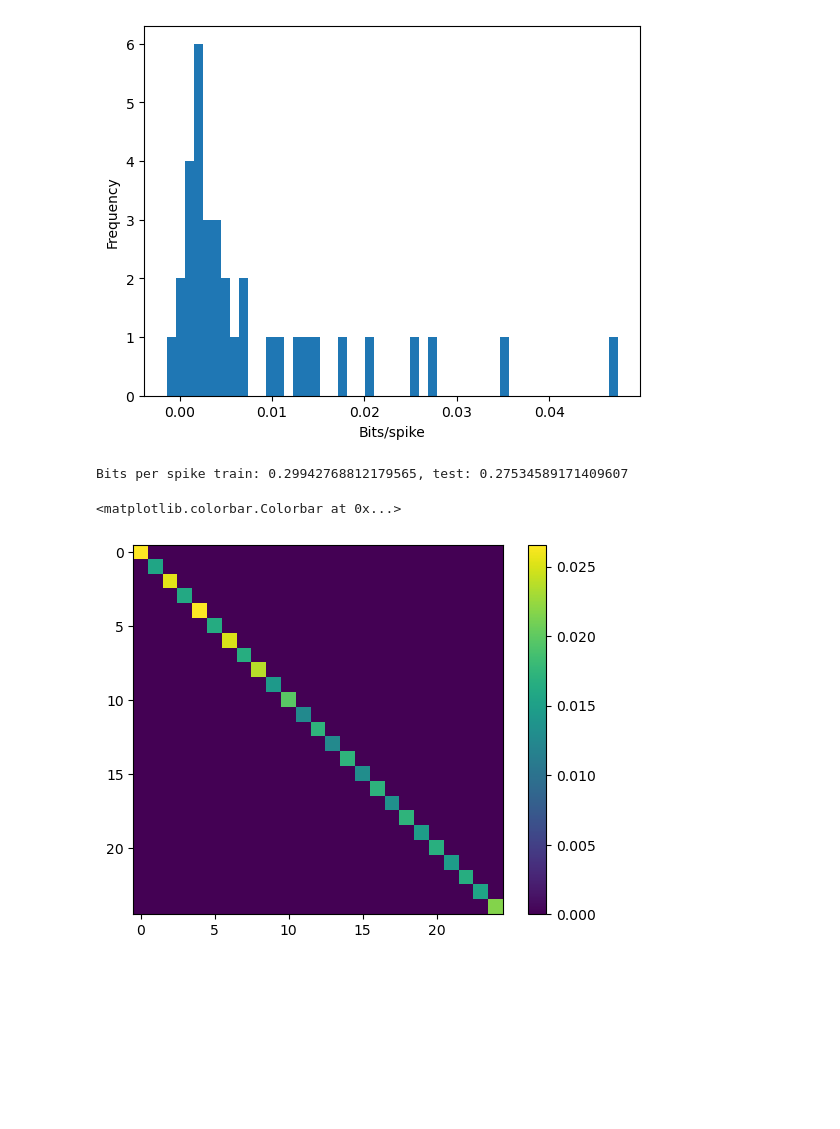
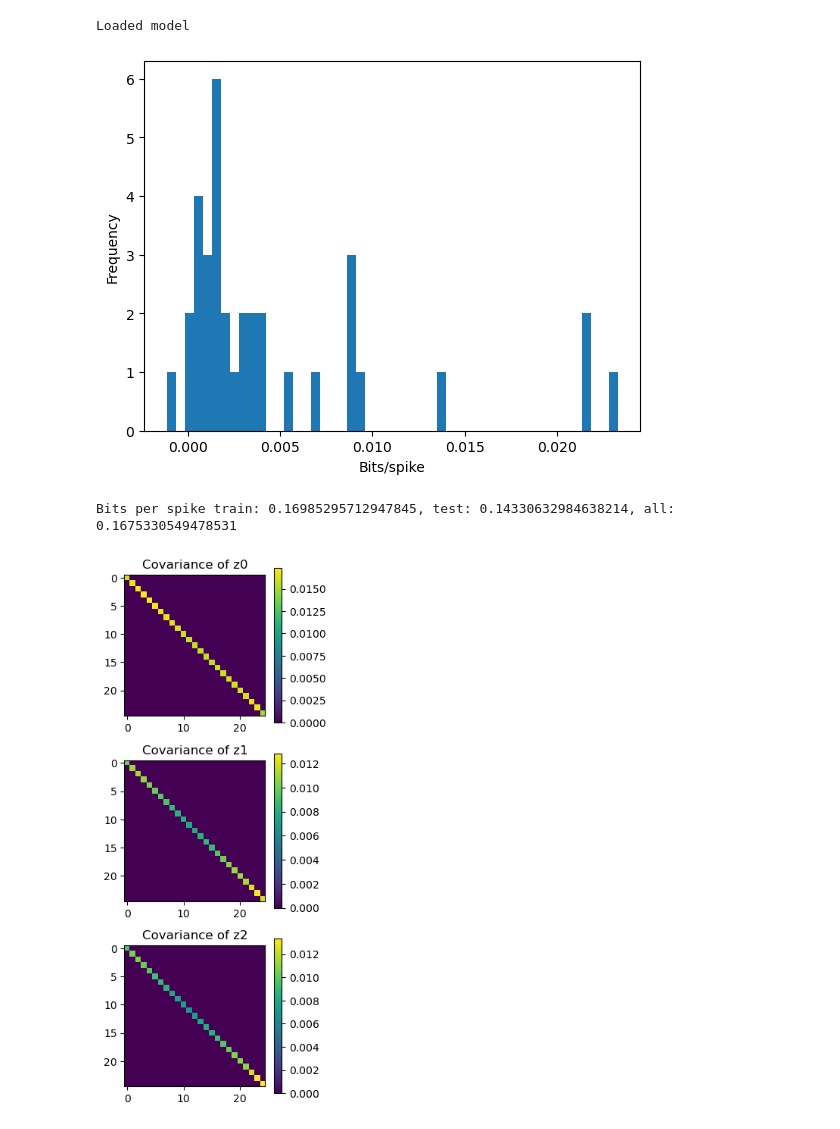
Before and after one commit to methi1999/switching_subspace, a Jupyter notebook: sup.ipynb, the cells around one changed output. Drawn from its saved outputs; the diff is of its cells as text; code cells hidden in the pictures; blank space fills up the shorter version.

```diff
--- a/sup.ipynb
+++ b/sup.ipynb
@@ -84,7 +94,8 @@ def test(model, test_loader, n_samples):
 # %%
 config = utils.read_config()
 # create model and optimizer
-model = Model(config, input_dim=emissions_dim) #, neuron_bias=neuron_bias
+# model = Model(config, input_dim=emissions_dim)
+model = Model(config, input_dim=emissions_dim, neuron_bias=neuron_bias)
 # model = torch.compile(model)
 early_stop = EarlyStopping(patience=config['early_stop']['patience'], delta=config['early_stop']['delta'], trace_func=print)
 # scheduler = torch.optim.lr_scheduler.ReduceLROnPlateau(optimizer, 'min', threshold=1, verbose=True, patience=5, factor=0.5)
@@ -93,4 +104,5 @@ early_stop = EarlyStopping(patience=config['early_stop']['patience'], delta=conf
 # for name, param in model.named_parameters():
 #     if param.requires_grad:
 #         print(name, param.data.shape)
+print(model.arch_name)
 # %% [output]
@@ -201,6 +234,8 @@ utils.plot_curve(model, config, train_losses, test_losses)
 model.load_model('best')
 # load model from epoch x
 # model.load_model('366')
+# %% [output]
+Loaded model
 # %%
 lin_maps = model.vae.linear_maps
 # c1, c2 = lin_maps[0].weight.detach().numpy(), lin_maps[1].weight.detach().numpy()
@@ -210,29 +245,35 @@ c1, c2, c3 = lin_maps[0].weight.detach().numpy(), lin_maps[1].weight.detach().nu
 # find cosine similarity of all pairs
 # print(c1.T.dot(c2)/(np.linalg.norm(c1)*np.linalg.norm(c2)), c1.T.dot(c3)/(np.linalg.norm(c1)*np.linalg.norm(c3)), c2.T.dot(c3)/(np.linalg.norm(c2)*np.linalg.norm(c3)))
 # %%
+colors = ['red', 'blue', 'green', 'yellow', 'black', 'pink']
 # convert to numpy
-spikes_np = spikes_train.detach().numpy()
+spikes_train_np = spikes_train.detach().numpy()
 spikes_test_np = spikes_test.detach().numpy()
+spikes_np = spikes.detach().numpy()
 
 with torch.no_grad():
     model.eval()
     # run on only test
     vae_output, _ = model.forward(spikes_test, n_samples=1)
-    y_recon_test, x_mu_test, z_mu_test, x_A_test, z_A_test, x_test, z_test = model.vae.extract_relevant(vae_output)
+    y_recon_test, x_mu_test, z_mu_test, x_A_test, z_A_test, x_test, z_test, z_test_presoftmax, g_test = model.vae.extract_relevant(vae_output)
     # run only on train
     vae_output, _ = model.forward(spikes_train, n_samples=1)
-    y_recon_train, x_mu_train, z_mu_train, x_A_train, z_A_train, x_train, z_train = model.vae.extract_relevant(vae_output)
+    y_recon_train, x_mu_train, z_mu_train, x_A_train, z_A_train, x_train, z_train, z_train_presoftmax, g_train = model.vae.extract_relevant(vae_output)
+    # run on both
+    vae_output, _ = model.forward(spikes, n_samples=1)
+    y_recon_all, x_mu_all, z_mu_all, x_A_all, z_A_all, x_all, z_all, z_presoftmax_all, g_all = model.vae.extract_relevant(vae_output)
 
 # compute bits/spike
-bits_per_spike_train = utils.bits_per_spike(y_recon_train, spikes_np)
+bits_per_spike_train = utils.bits_per_spike(y_recon_train, spikes_train_np)
 bits_per_spike_test = utils.bits_per_spike(y_recon_test, spikes_test_np)
+bits_per_spike = utils.bits_per_spike(y_recon_all, spikes_np)
 # show distribution of bits per spike
 plt.hist(bits_per_spike_train, bins=50)
 plt.xlabel('Bits/spike')
 plt.ylabel('Frequency')
 plt.show()
 # print('Bits per spike: {}'.format(bits_per_spike))
-print("Bits per spike train: {}, test: {}".format(np.sum(bits_per_spike_train), np.sum(bits_per_spike_test)))
+print("Bits per spike train: {}, test: {}, all: {}".format(np.sum(bits_per_spike_train), np.sum(bits_per_spike_test), np.sum(bits_per_spike)))
 # %% [output]
-[figure, old version]
+[figure, new version]
-Bits per spike train: 0.29942768812179565, test: 0.27534589171409607
+Bits per spike train: 0.16985295712947845, test: 0.14330632984638214, all: 0.1675330549478531
@@ -239,14 +287,16 @@ Bits per spike train: 0.29942768812179565, test: 0.27534589171409607
 # %%
-cov = np.mean(z_A_train, axis=0)[:, :, 1]
 # cov = np.mean(z_A_train, axis=0)[10, :, :]
-
 # print(cov)
 # plt.imshow(np.linalg.inv(cov))
-plt.imshow(cov)
-plt.colorbar()
+fig, ax = plt.subplots(3, 1, figsize=(3, 9))
+for i in range(3):
+    cov = np.mean(z_A_train, axis=0)[:, :, i]
+    im = ax[i].imshow(cov)
+    ax[i].set_title("Covariance of z{}".format(i))
+    plt.colorbar(im, ax=ax[i])
+plt.show()
 # %% [output]
-<matplotlib.colorbar.Colorbar at 0x...>
-[figure, old version]
+[figure, new version]
 # %%
 # plot PSTH of reconstructed and original data
 averaged_recon, averaged_original = y_recon.mean(axis=0), spikes_np.mean(axis=0)
```
Also changed, not shown: parts of 13 cells of this notebook, 9 other files.
